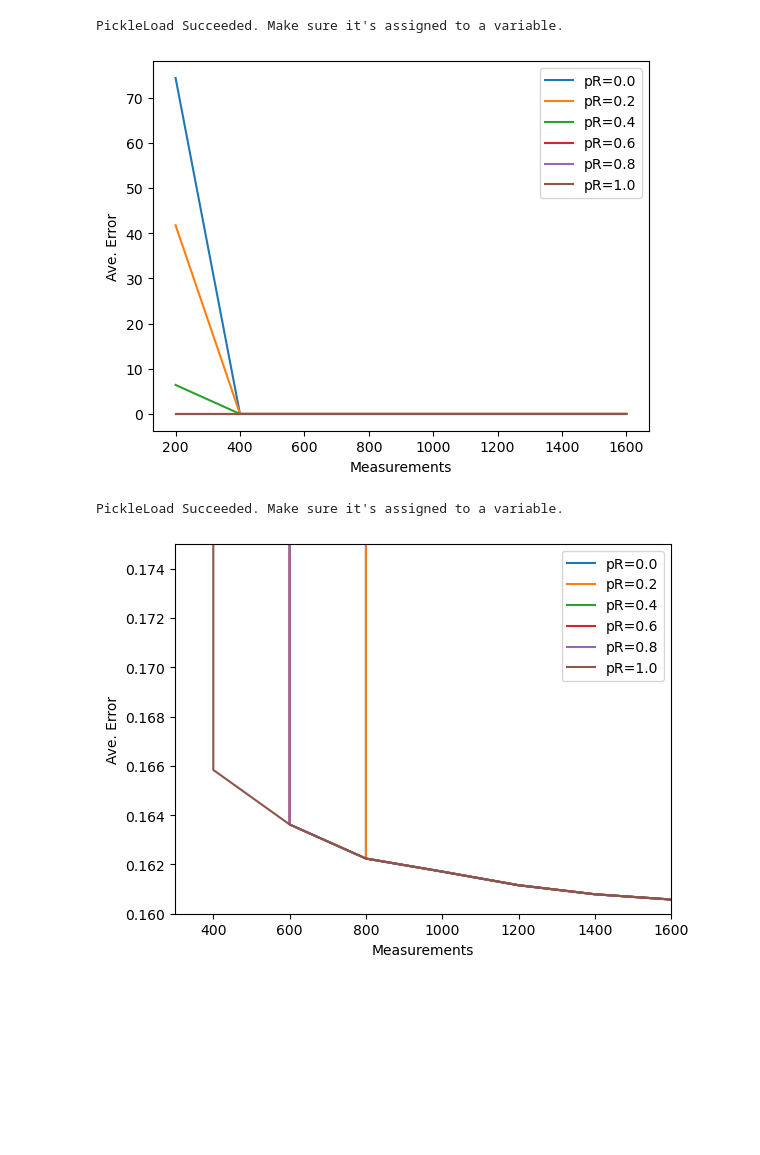
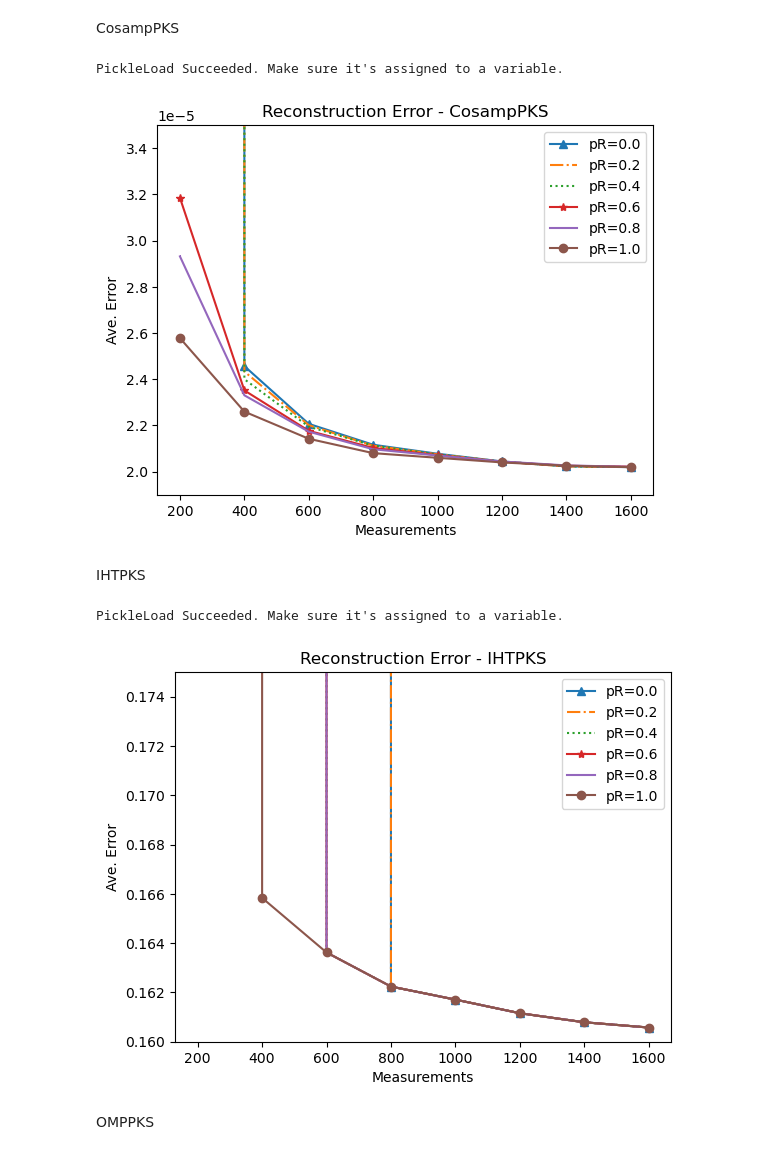
Before and after one commit to LIU-Xnd/CompressiveSensing, a Jupyter notebook: Test.ipynb, the cells around one changed output. Cells and saved outputs as stored; diff of their text form; code cells hidden in the pictures; blank space fills up the shorter version.

```diff
--- a/Test.ipynb
+++ b/Test.ipynb
@@ -54,0 +53,21 @@ PickleLoad Succeeded. Make sure it's assigned to a variable.
+# %%
+XHat_pR_reweightedl1 = pickleLoad('XHat_pR_reweightedl1')
+errFig = []
+for p in range(6):
+    XHat_m = XHat_pR_reweightedl1[p]
+    err = []
+    for m in range(len(XHat_m)):
+        XHat = XHat_m[m]
+        err.append(np.sum((XHat - X)**2)/20)
+    errFig.append(err)
+
+numMeasurements = np.arange(200,1601,200)
+priorRatios = [0.,0.2,0.4,0.6,0.8,1.]
+for p in range(6):
+    plt.plot(numMeasurements,errFig[p],styles[p],label='pR='+str(priorRatios[p]))
+plt.legend()
+plt.xlabel('Measurements')
+plt.ylabel('Ave. Error')
+plt.title('Reconstruction Error - reweightedl1')
+plt.ylim(0.02,0.05)
+plt.show()
@@ -65,10 +89,11 @@ for p in range(6):
 numMeasurements = np.arange(200,1601,200)
 priorRatios = [0.,0.2,0.4,0.6,0.8,1.]
 for p in range(6):
-    plt.plot(numMeasurements,errFig[p],label='pR='+str(priorRatios[p]))
+    plt.plot(numMeasurements,errFig[p],styles[p],label='pR='+str(priorRatios[p]))
 plt.legend()
 plt.xlabel('Measurements')
 plt.ylabel('Ave. Error')
-# plt.ylim(0,1e-5)
+plt.title('Reconstruction Error - IRLSPKS')
+plt.ylim(5e-7,6e-5)
 plt.show()
 # %% [output]
@@ -84,10 +111,11 @@ for p in range(6):
     errFig.append(err)
 
 for p in range(6):
-    plt.plot(numMeasurements,errFig[p],label='pR='+str(priorRatios[p]))
+    plt.plot(numMeasurements,errFig[p],styles[p],label='pR='+str(priorRatios[p]))
 plt.legend()
 plt.xlabel('Measurements')
 plt.ylabel('Ave. Error')
-plt.ylim(0,0.025)
+plt.title('Reconstruction Error - ModCS')
+plt.ylim(0,0.05)
 plt.show()
 # %% [output]
@@ -95,3 +123,5 @@ plt.show()
+# %% [markdown]
+CosampPKS
 # %%
 XHat_pR_CosampPKS = pickleLoad('XHat_pR_CosampPKS.pickle')
 errFig = []
@@ -104,37 +134,42 @@ for p in range(6):
     errFig.append(err)
 
 for p in range(6):
-    plt.plot(numMeasurements,errFig[p],label='pR='+str(priorRatios[p]))
+    plt.plot(numMeasurements,errFig[p],styles[p],label='pR='+str(priorRatios[p]))
 plt.legend()
 plt.xlabel('Measurements')
 plt.ylabel('Ave. Error')
-# plt.ylim(0,0.025)
+plt.title('Reconstruction Error - CosampPKS')
+plt.ylim(1.9e-5,3.5e-5)
 plt.show()
 # %% [output]
 PickleLoad Succeeded. Make sure it's assigned to a variable.
-[figure, old version]
+[figure, new version]
+# %% [markdown]
+IHTPKS
 # %%
 XHat_pR_IHTPKS = pickleLoad('XHat_pR_IHTPKS.pickle')
 errFig = []
 for p in range(6):
     XHat_m = XHat_pR_IHTPKS[p]
     err = []
     for m in range(len(XHat_m)):
         XHat = XHat_m[m]
         err.append(np.sum(np.abs(XHat - X))/20)
     errFig.append(err)
 
 for p in range(6):
-    plt.plot(numMeasurements,errFig[p],label='pR='+str(priorRatios[p]))
+    plt.plot(numMeasurements,errFig[p],styles[p],label='pR='+str(priorRatios[p]))
 plt.legend()
 plt.xlabel('Measurements')
 plt.ylabel('Ave. Error')
-plt.xlim(300,1600)
+plt.title('Reconstruction Error - IHTPKS')
 plt.ylim(0.16,0.175)
 plt.show()
 # %% [output]
 PickleLoad Succeeded. Make sure it's assigned to a variable.
-[figure, old version]
+[figure, new version]
+# %% [markdown]
+OMPPKS
 # %%
 XHat_pR_OMPPKS = pickleLoad('XHat_pR_OMPPKS.pickle')
 errFig = []
```
Also changed, not shown: parts of 18 cells of this notebook, 8 other files.
